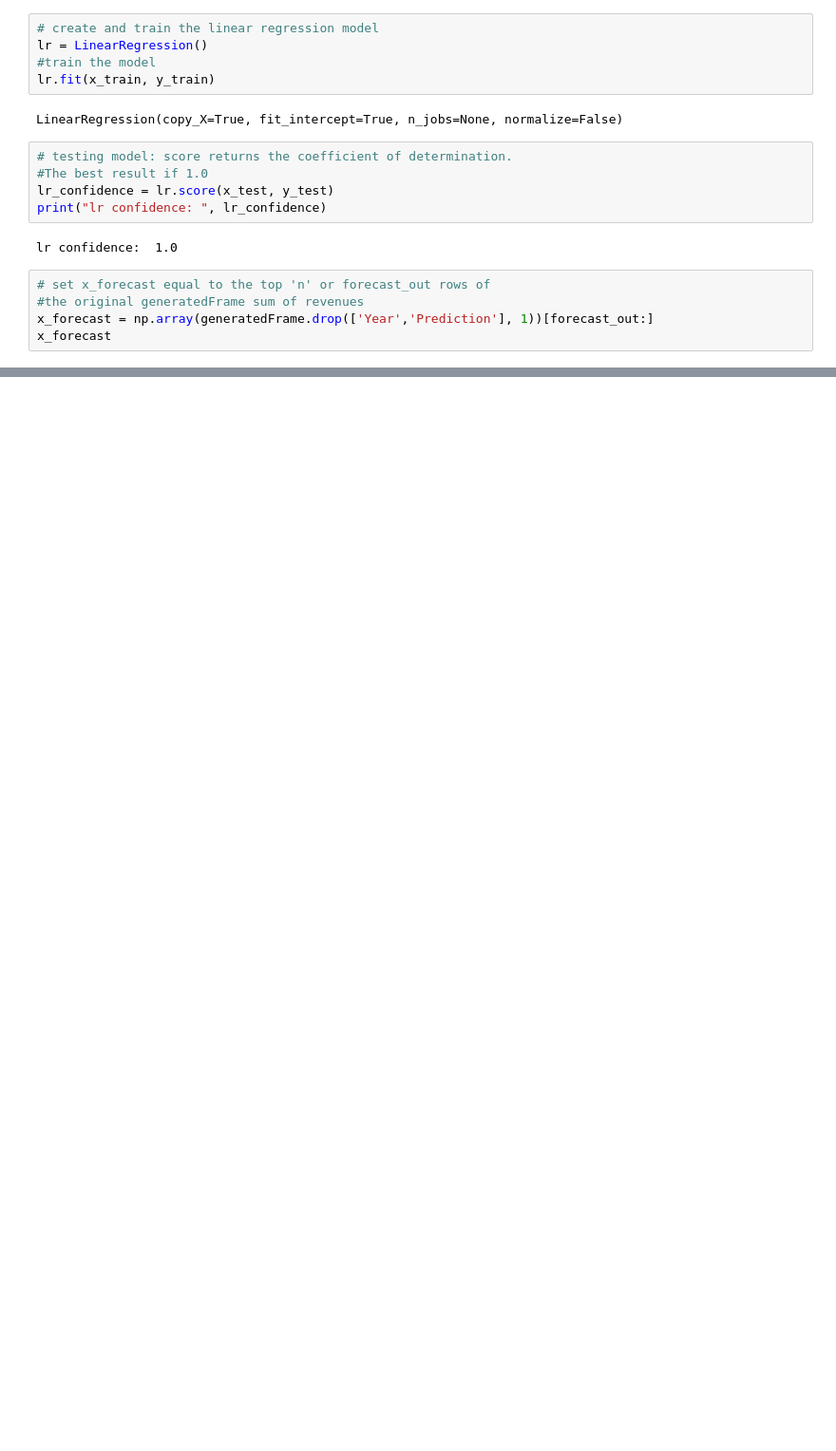
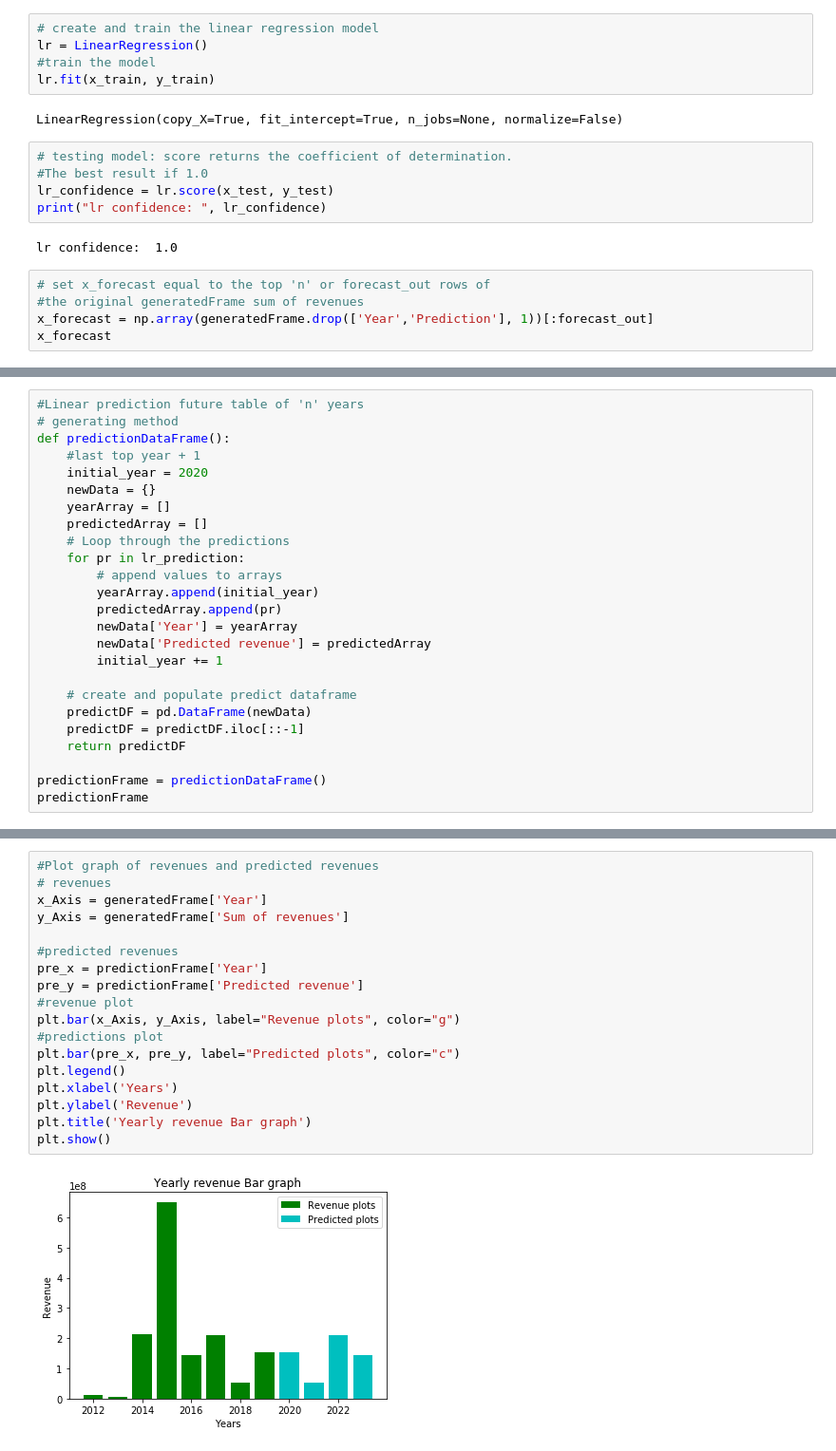
Before and after one commit to mikeito/online_betting_revenue_prediction, a Jupyter notebook: Online betting revenue prediction.ipynb, the cells around one changed output, grey strips where cells are left out. Shown at 95% size. Saved outputs shown, nothing was run; the diff lists cells and outputs as text; blank space fills up the shorter version.

```diff
--- a/Online betting revenue prediction.ipynb
+++ b/Online betting revenue prediction.ipynb
@@ -152,6 +171,6 @@ lr confidence:  1.0
 # %%
 # set x_forecast equal to the top 'n' or forecast_out rows of
 #the original generatedFrame sum of revenues
-x_forecast = np.array(generatedFrame.drop(['Year','Prediction'], 1))[forecast_out:]
+x_forecast = np.array(generatedFrame.drop(['Year','Prediction'], 1))[:forecast_out]
 x_forecast
 # %% [output]
@@ -170,0 +207,25 @@ print(lr_prediction)
+# %%
+#Linear prediction future table of 'n' years
+# generating method
+def predictionDataFrame():
+    #last top year + 1
+    initial_year = 2020
+    newData = {}
+    yearArray = []
+    predictedArray = []
+    # Loop through the predictions
+    for pr in lr_prediction:
+        # append values to arrays
+        yearArray.append(initial_year)
+        predictedArray.append(pr)
+        newData['Year'] = yearArray
+        newData['Predicted revenue'] = predictedArray
+        initial_year += 1
+
+    # create and populate predict dataframe
+    predictDF = pd.DataFrame(newData)
+    predictDF = predictDF.iloc[::-1]
+    return predictDF
+
+predictionFrame = predictionDataFrame()
+predictionFrame
@@ -170,0 +238,20 @@ print(lr_prediction)
+# %%
+#Plot graph of revenues and predicted revenues
+# revenues
+x_Axis = generatedFrame['Year']
+y_Axis = generatedFrame['Sum of revenues']
+
+#predicted revenues
+pre_x = predictionFrame['Year']
+pre_y = predictionFrame['Predicted revenue']
+#revenue plot
+plt.bar(x_Axis, y_Axis, label="Revenue plots", color="g")
+#predictions plot
+plt.bar(pre_x, pre_y, label="Predicted plots", color="c")
+plt.legend()
+plt.xlabel('Years')
+plt.ylabel('Revenue')
+plt.title('Yearly revenue Bar graph')
+plt.show()
+# %% [output]
+[figure, added]
```
Also changed, not shown: parts of 12 cells of this notebook.
